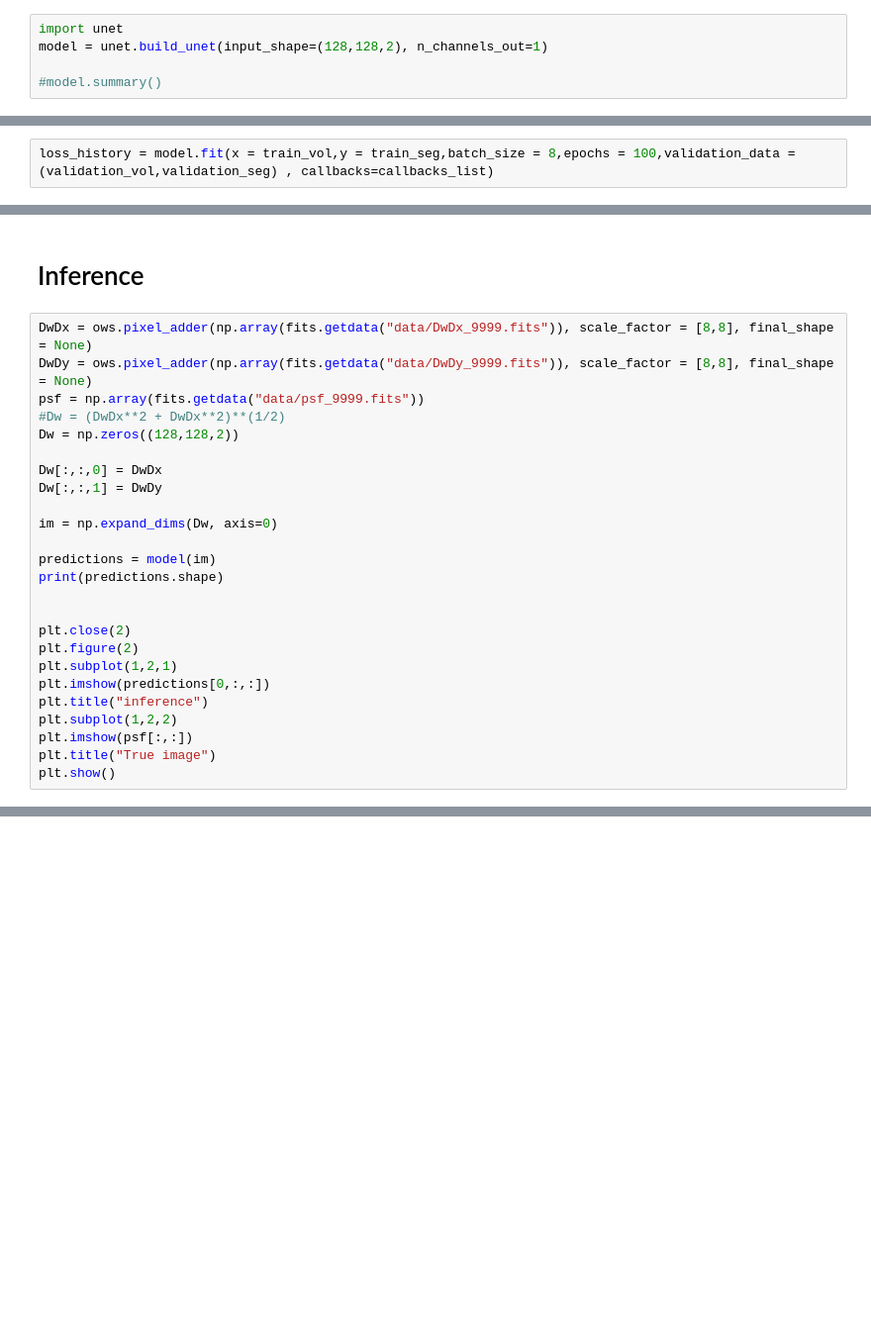
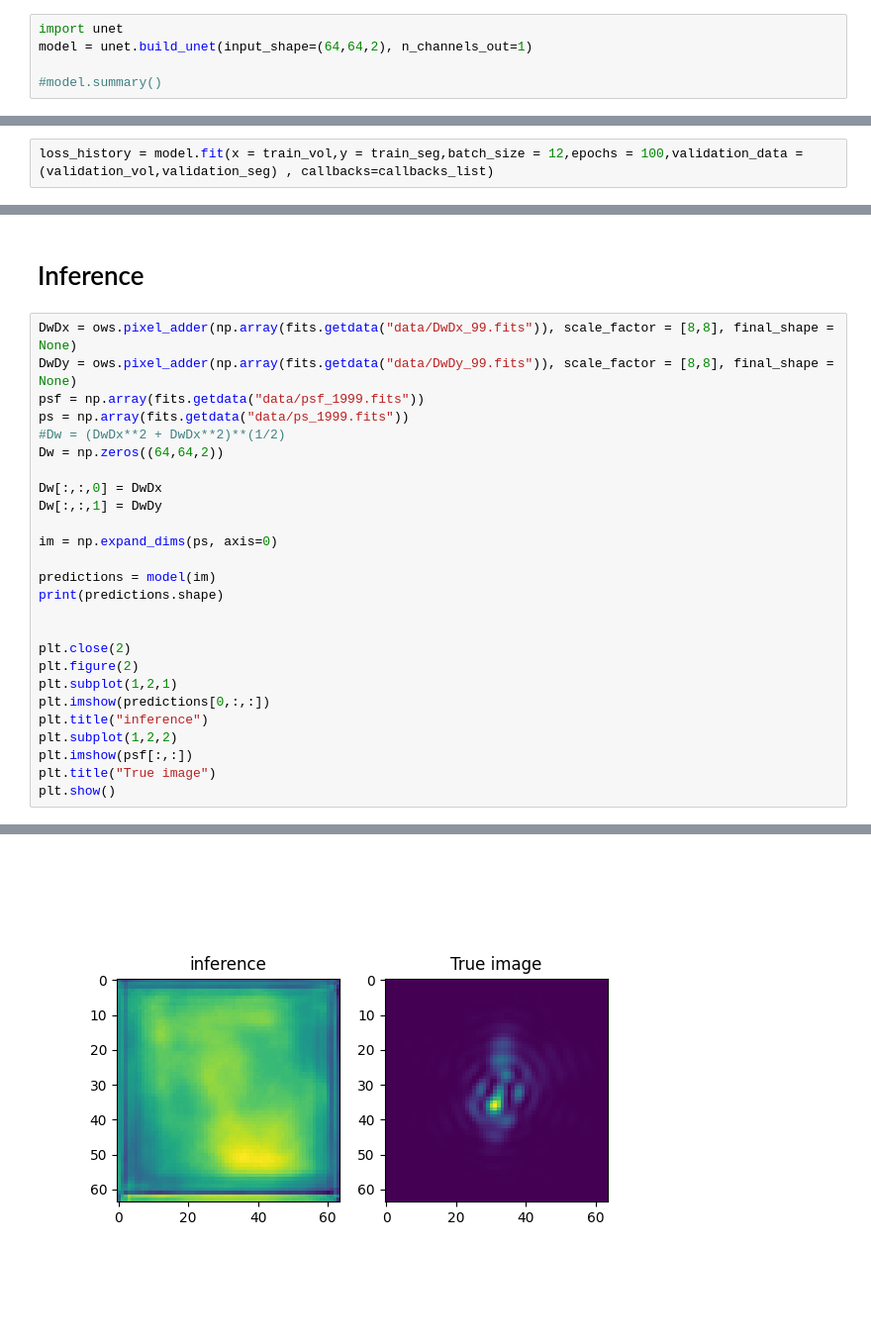
Before and after one commit to HumbertDominique/OWS, a Jupyter notebook: ML.ipynb, the cells around one changed output, grey strips where cells are left out. Shown at 99% size. Drawn from its saved outputs; the diff is of its cells as text; blank space fills up the shorter version.

```diff
--- a/ML.ipynb
+++ b/ML.ipynb
@@ -86,7 +126,7 @@ print(y_val.shape,y_train.shape)
 # Unet
 # %%
 import unet
-model = unet.build_unet(input_shape=(128,128,2), n_channels_out=1)
+model = unet.build_unet(input_shape=(64,64,2), n_channels_out=1)
 
 #model.summary()
 # %%
@@ -120,2 +162,2 @@ print(train_seg.shape)
 # %%
-loss_history = model.fit(x = train_vol,y = train_seg,batch_size = 8,epochs = 100,validation_data =(validation_vol,validation_seg) , callbacks=callbacks_list)
+loss_history = model.fit(x = train_vol,y = train_seg,batch_size = 12,epochs = 100,validation_data =(validation_vol,validation_seg) , callbacks=callbacks_list)
@@ -133,16 +184,17 @@ ax2.legend()
 # %% [markdown]
 # Inference
 # %%
-DwDx = ows.pixel_adder(np.array(fits.getdata("data/DwDx_9999.fits")), scale_factor = [8,8], final_shape = None)
-DwDy = ows.pixel_adder(np.array(fits.getdata("data/DwDy_9999.fits")), scale_factor = [8,8], final_shape = None)
-psf = np.array(fits.getdata("data/psf_9999.fits"))
+DwDx = ows.pixel_adder(np.array(fits.getdata("data/DwDx_99.fits")), scale_factor = [8,8], final_shape = None)
+DwDy = ows.pixel_adder(np.array(fits.getdata("data/DwDy_99.fits")), scale_factor = [8,8], final_shape = None)
+psf = np.array(fits.getdata("data/psf_1999.fits"))
+ps = np.array(fits.getdata("data/ps_1999.fits"))
 #Dw = (DwDx**2 + DwDx**2)**(1/2)
-Dw = np.zeros((128,128,2))
+Dw = np.zeros((64,64,2))
 
 Dw[:,:,0] = DwDx
 Dw[:,:,1] = DwDy
 
-im = np.expand_dims(Dw, axis=0)
+im = np.expand_dims(ps, axis=0)
 
 predictions = model(im)
 print(predictions.shape)
@@ -157,3 +209,4 @@ plt.subplot(1,2,2)
 plt.imshow(psf[:,:])
 plt.title("True image")
 plt.show()
+# %% [output]
@@ -159,0 +214 @@ plt.show()
+[figure, added]
```
Also changed, not shown: parts of 7 cells of this notebook, 2 other files.
